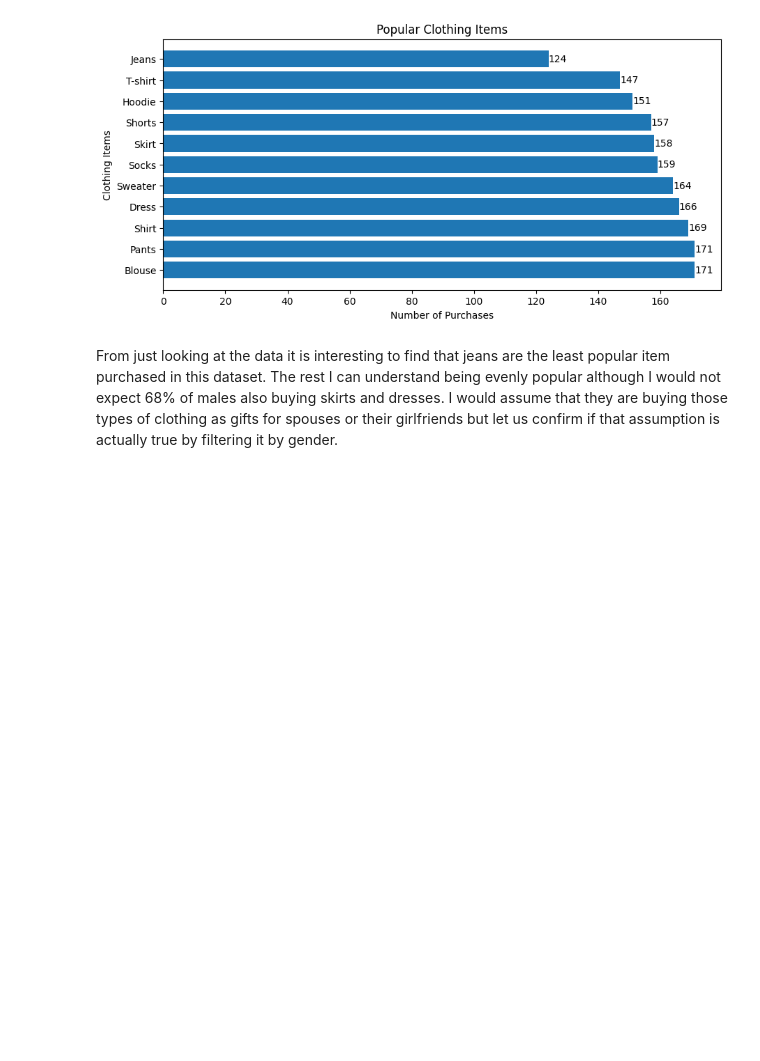
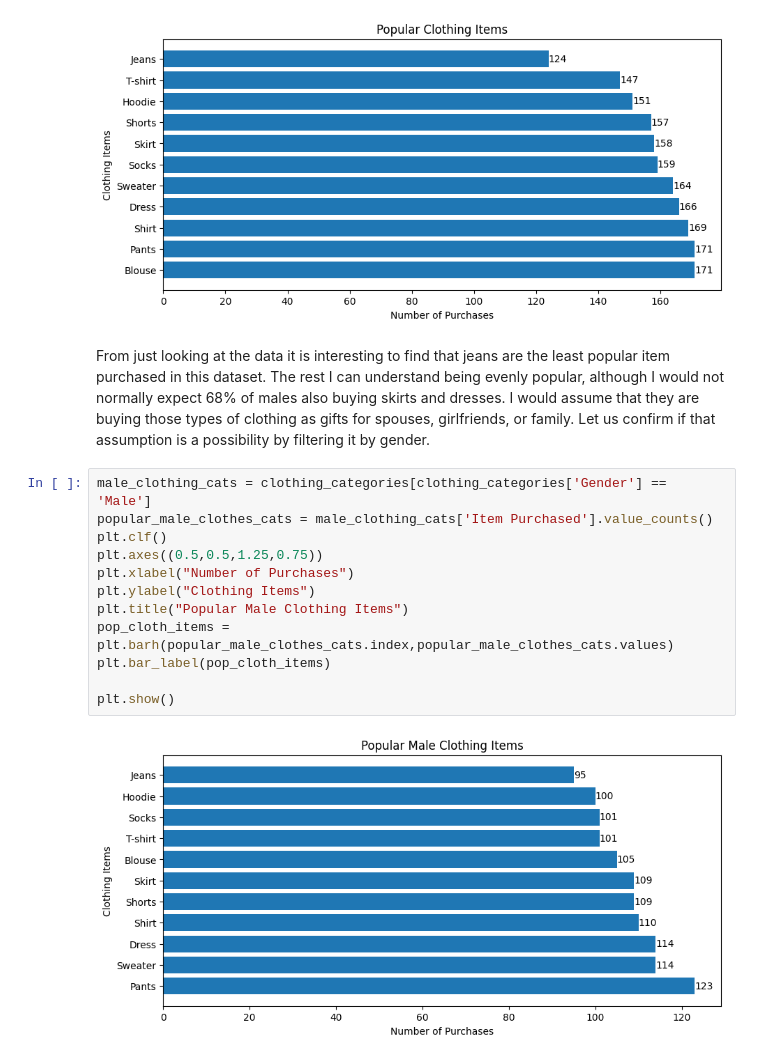
Before and after one commit to nhlokomomhlophe/ConsumerBehaviour, a Jupyter notebook: ConsumerBehaviour.ipynb, the cells around one changed output. Drawn from its saved outputs; the diff is of its cells as text; blank space fills up the shorter version.

```diff
--- a/ConsumerBehaviour.ipynb
+++ b/ConsumerBehaviour.ipynb
@@ -113,4 +113,18 @@ plt.show()
 # %% [output]
 [figure]
 # %% [markdown]
-From just looking at the data it is interesting to find that jeans are the least popular item purchased in this dataset. The rest I can understand being evenly popular although I would not expect 68% of males also buying skirts and dresses. I would assume that they are buying those types of clothing as gifts for spouses or their girlfriends but let us confirm if that assumption is actually true by filtering it by gender.
+From just looking at the data it is interesting to find that jeans are the least popular item purchased in this dataset. The rest I can understand being evenly popular, although I would not normally expect 68% of males also buying skirts and dresses. I would assume that they are buying those types of clothing as gifts for spouses, girlfriends, or family. Let us confirm if that assumption is a possibility by filtering it by gender.
+# %%
+male_clothing_cats = clothing_categories[clothing_categories['Gender'] == 'Male']
+popular_male_clothes_cats = male_clothing_cats['Item Purchased'].value_counts()
+plt.clf()
+plt.axes((0.5,0.5,1.25,0.75))
+plt.xlabel("Number of Purchases")
+plt.ylabel("Clothing Items")
+plt.title("Popular Male Clothing Items")
+pop_cloth_items = plt.barh(popular_male_clothes_cats.index,popular_male_clothes_cats.values)
+plt.bar_label(pop_cloth_items)
+
+plt.show()
+# %% [output]
+[figure, added]
```
Also changed, not shown: parts of 3 cells of this notebook.
